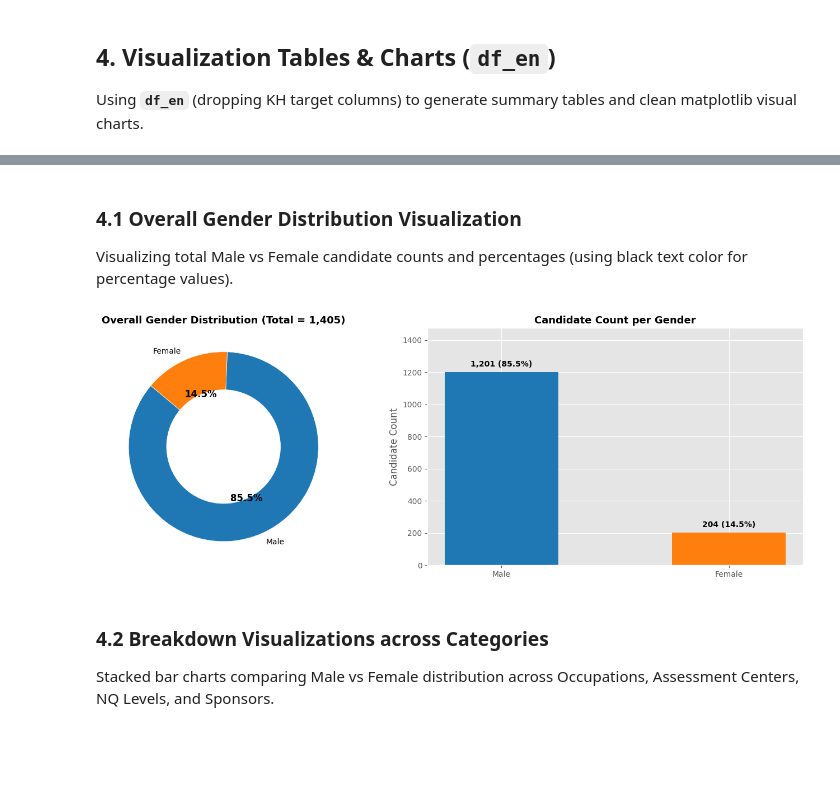
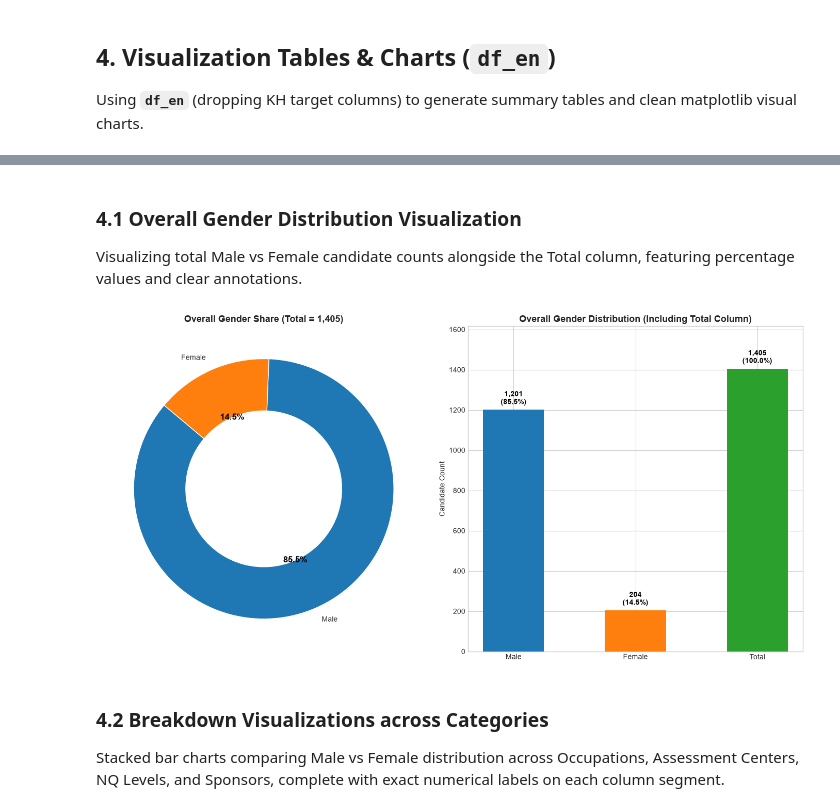
Before and after one commit to RatanakANB/dsa_TGI, a Jupyter notebook: assessment.ipynb, the cells around one changed output, grey strips where cells are left out. Saved outputs shown, nothing was run; the diff lists cells and outputs as text; code cells hidden in the pictures; blank space fills up the shorter version.

```diff
--- a/assessment.ipynb
+++ b/assessment.ipynb
@@ -22,11 +10,6 @@ import pandas as pd
 import numpy as np
 import matplotlib.pyplot as plt
 
-# Configure pandas display options
-pd.set_option('display.max_columns', None)
-pd.set_option('display.width', 1000)
-
-# Set plotting style
-plt.style.use('ggplot')
-
-print("Libraries loaded successfully.")
+# Configure matplotlib style
+plt.style.use('seaborn-v0_8-whitegrid') if 'seaborn-v0_8-whitegrid' in plt.style.available else plt.style.use('default')
+plt.rcParams['font.size'] = 10
@@ -69,7 +36,7 @@ Raw Columns:
 # %%
 # Common column drops
 explicit_drops = ['Serial_Code', 'Path', 'Pics', 'CardNo']
-cm_cols = [c for c in df_raw.columns if c.startswith('CM') or 'Committee_Meeting' in c]
+cm_cols = ['CM_Day_KH', 'CM_Month_KH', 'CM_Year_KH']
 di_cols = [c for c in df_raw.columns if c.startswith('DI') or 'Date_Issue' in c]
 de_cols = [c for c in df_raw.columns if c.startswith('DE') or 'Date_Expiry' in c]
 
@@ -83,6 +50,13 @@ df_kh = df_raw.drop(columns=[c for c in (common_drops + en_cols) if c in df_raw.
 kh_target_cols = ['Gender_KH', 'Occupation_KH', 'NQ_KH', 'AT_KH']
 df_en = df_raw.drop(columns=[c for c in (common_drops + kh_target_cols) if c in df_raw.columns]).copy()
 
+# Extract CM_Date & CM_Year attributes for time-based exploration
+df_kh['CM_Date'] = pd.to_datetime(df_kh['Date_Committee_Meeting'], format='%d-%b-%y', errors='coerce')
+df_kh['CM_Year'] = df_kh['CM_Date'].dt.year
+
+df_en['CM_Date'] = pd.to_datetime(df_en['Date_Committee_Meeting'], format='%d-%b-%y', errors='coerce')
+df_en['CM_Year'] = df_en['CM_Date'].dt.year
+
 print(f"df_kh Shape: {df_kh.shape[0]} rows, {df_kh.shape[1]} columns")
 print(f"df_kh Columns: {df_kh.columns.tolist()}")
 
@@ -279,49 +312,53 @@ display(sp_en_ct)
 # %% [markdown]
 ### 4.1 Overall Gender Distribution Visualization
-Visualizing total Male vs Female candidate counts and percentages (using black text color for percentage values).
+Visualizing total Male vs Female candidate counts alongside the Total column, featuring percentage values and clear annotations.
 # %%
-# Dedicated Overall Gender Donut Chart & Bar Chart
-fig, axes = plt.subplots(1, 2, figsize=(14, 5))
+# Dedicated Overall Gender Donut Chart & Column Bar Chart (including Total Column)
+fig, axes = plt.subplots(1, 2, figsize=(14, 7))
 
 gender_counts = df_en['Gender_EN'].value_counts()
 colors = ['#1f77b4', '#ff7f0e']
 
-# Donut Chart with BLACK percentage text color
+# Subplot 1: Donut Chart
 wedges, texts, autotexts = axes[0].pie(
     gender_counts,
     labels=gender_counts.index,
     autopct='%1.1f%%',
     startangle=140,
     colors=colors,
     wedgeprops=dict(width=0.4, edgecolor='w')
 )
 for autotext in autotexts:
     autotext.set_color('black')
     autotext.set_weight('bold')
     autotext.set_fontsize(12)
 
-axes[0].set_title(f'Overall Gender Distribution (Total = {len(df_en):,})', fontsize=13, fontweight='bold')
+axes[0].set_title(f'Overall Gender Share (Total = {len(df_en):,})', fontsize=13, fontweight='bold')
 
-# Bar Chart with Value Annotations
-bars = axes[1].bar(gender_counts.index, gender_counts.values, color=colors, width=0.5)
-axes[1].set_title('Candidate Count per Gender', fontsize=13, fontweight='bold')
+# Subplot 2: Bar Column Chart INCLUDING Male, Female, and TOTAL columns
+categories = ['Male', 'Female', 'Total']
+values = [gender_counts.get('Male', 0), gender_counts.get('Female', 0), len(df_en)]
+bar_colors = ['#1f77b4', '#ff7f0e', '#2ca02c']
+
+bars = axes[1].bar(categories, values, color=bar_colors, width=0.5)
+axes[1].set_title('Overall Gender Distribution (Including Total Column)', fontsize=13, fontweight='bold')
 axes[1].set_ylabel('Candidate Count')
-axes[1].set_ylim(0, len(df_en) * 1.05)
+axes[1].set_ylim(0, len(df_en) * 1.15)
 
 for bar in bars:
     height = bar.get_height()
     pct = (height / len(df_en)) * 100
-    axes[1].annotate(f'{height:,} ({pct:.1f}%)',
+    axes[1].annotate(f'{height:,}\n({pct:.1f}%)',
                      xy=(bar.get_x() + bar.get_width() / 2, height),
                      xytext=(0, 5),
                      textcoords="offset points",
                      ha='center', va='bottom', fontweight='bold', color='black')
 
 plt.tight_layout()
 plt.show()
 # %% [output]
-[figure, old version]
+[figure, new version]
 # %% [markdown]
 ### 4.2 Breakdown Visualizations across Categories
-Stacked bar charts comparing Male vs Female distribution across Occupations, Assessment Centers, NQ Levels, and Sponsors.
+Stacked bar charts comparing Male vs Female distribution across Occupations, Assessment Centers, NQ Levels, and Sponsors, complete with exact numerical labels on each column segment.
 # %%
```
Also changed, not shown: parts of 17 cells of this notebook.
